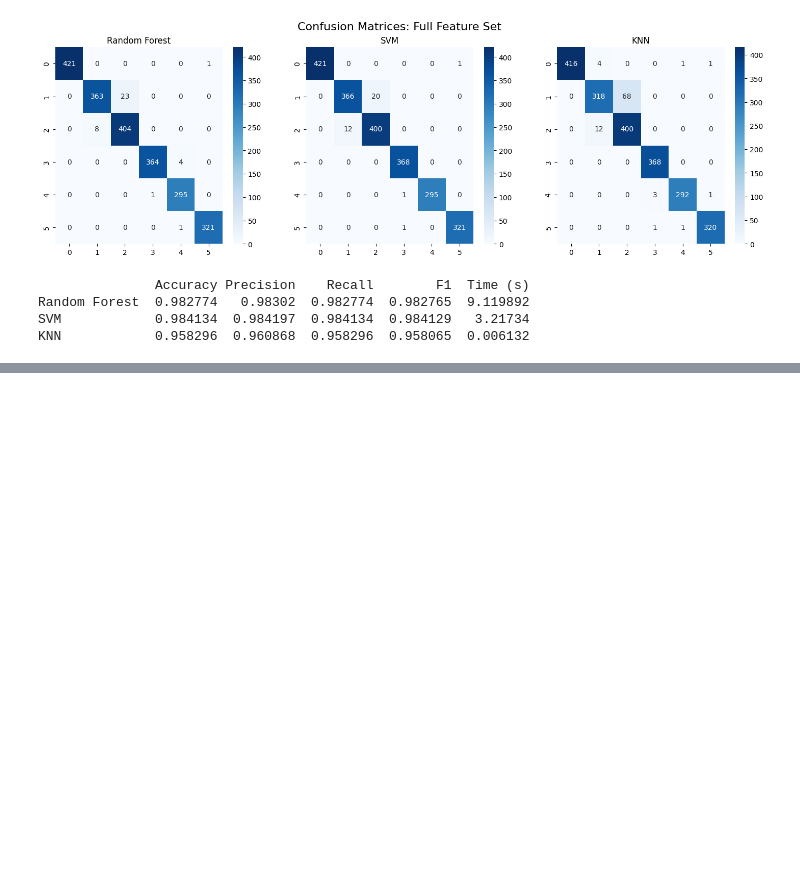
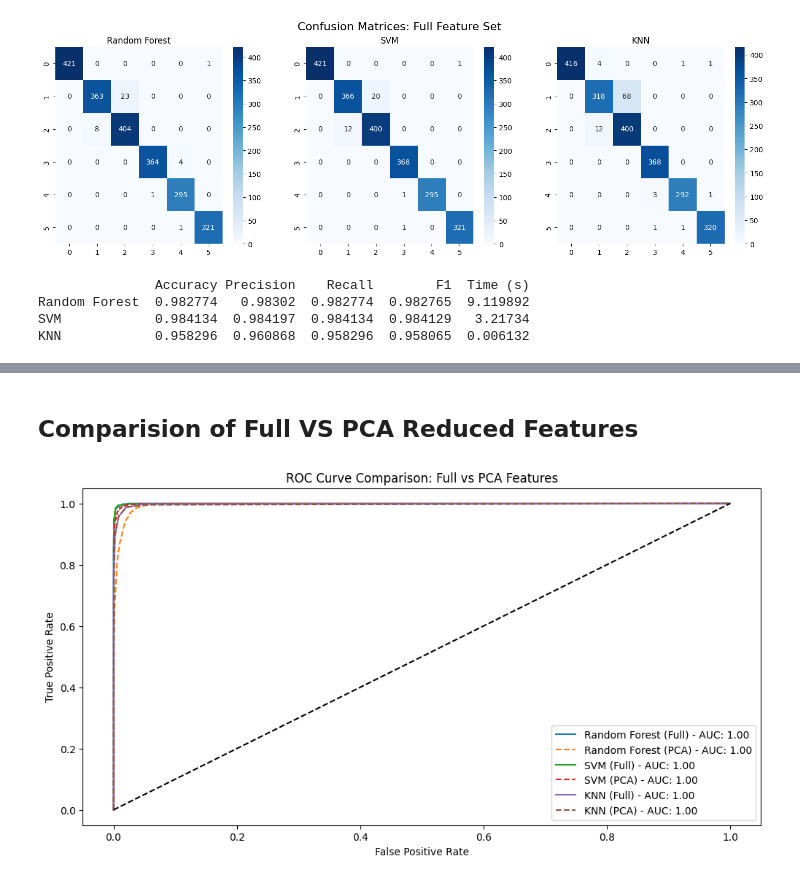
Before and after one commit to FaizanAshrafBSE173070/hertsfypproject, a Jupyter notebook: Codefyp.ipynb, the cells around one changed output, grey strips where cells are left out. Saved outputs shown, nothing was run; the diff lists cells and outputs as text; code cells hidden in the pictures; blank space fills up the shorter version.

```diff
--- a/Codefyp.ipynb
+++ b/Codefyp.ipynb
@@ -214,0 +239,28 @@ KNN            0.958296  0.960868  0.958296  0.958065  0.006132
+# %% [markdown]
+## **Comparision of Full VS PCA Reduced Features**
+# %%
+def plot_roc_comparison(full_res, pca_res, y_test):
+    y_test_bin = label_binarize(y_test, classes=classes)
+    plt.figure(figsize=(12, 6))
+
+    # Plotting for one representative model (e.g., SVM) to keep it readable
+    # or you can loop through all.
+    for name in full_res.keys():
+        # Full Features
+        fpr_f, tpr_f, _ = roc_curve(y_test_bin.ravel(), full_res[name]['y_prob'].ravel())
+        plt.plot(fpr_f, tpr_f, label=f'{name} (Full) - AUC: {auc(fpr_f, tpr_f):.2f}')
+
+        # PCA Features
+        fpr_p, tpr_p, _ = roc_curve(y_test_bin.ravel(), pca_res[name]['y_prob'].ravel())
+        plt.plot(fpr_p, tpr_p, linestyle='--', label=f'{name} (PCA) - AUC: {auc(fpr_p, tpr_p):.2f}')
+
+    plt.plot([0, 1], [0, 1], 'k--')
+    plt.title("ROC Curve Comparison: Full vs PCA Features")
+    plt.xlabel("False Positive Rate")
+    plt.ylabel("True Positive Rate")
+    plt.legend()
+    plt.show()
+
+plot_roc_comparison(full_features_results, pca_features_results, y_test)
+# %% [output]
+[figure, added]
```
Also changed, not shown: parts of 15 cells of this notebook.
